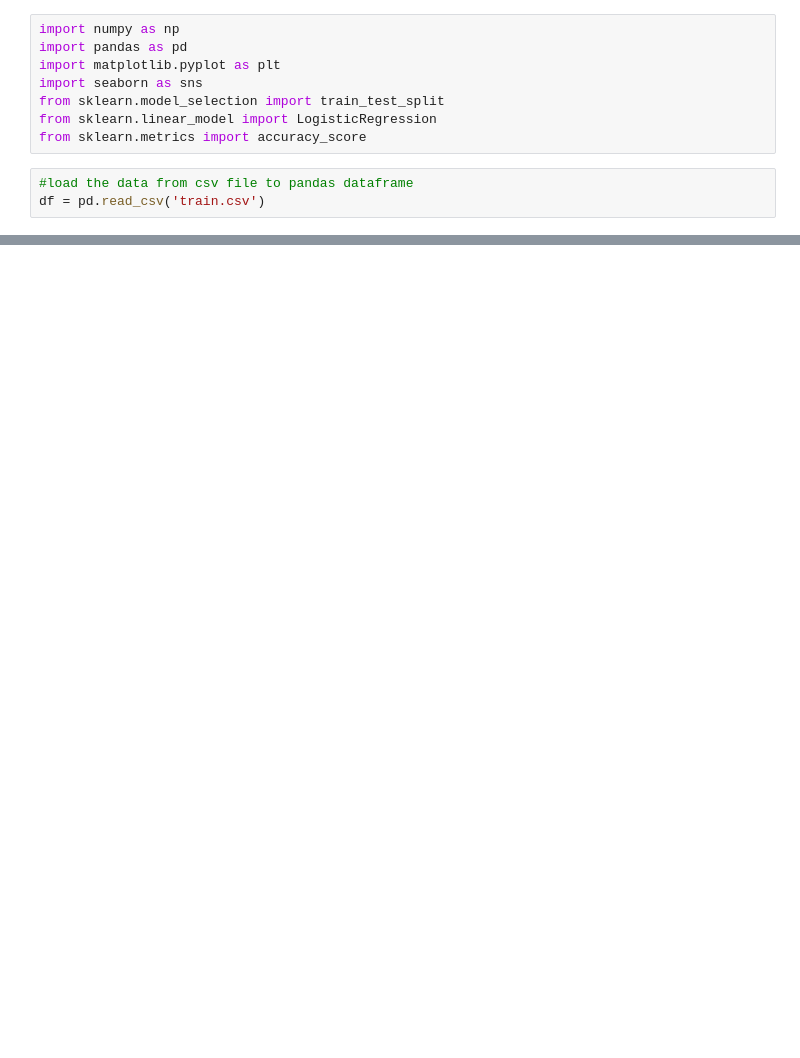
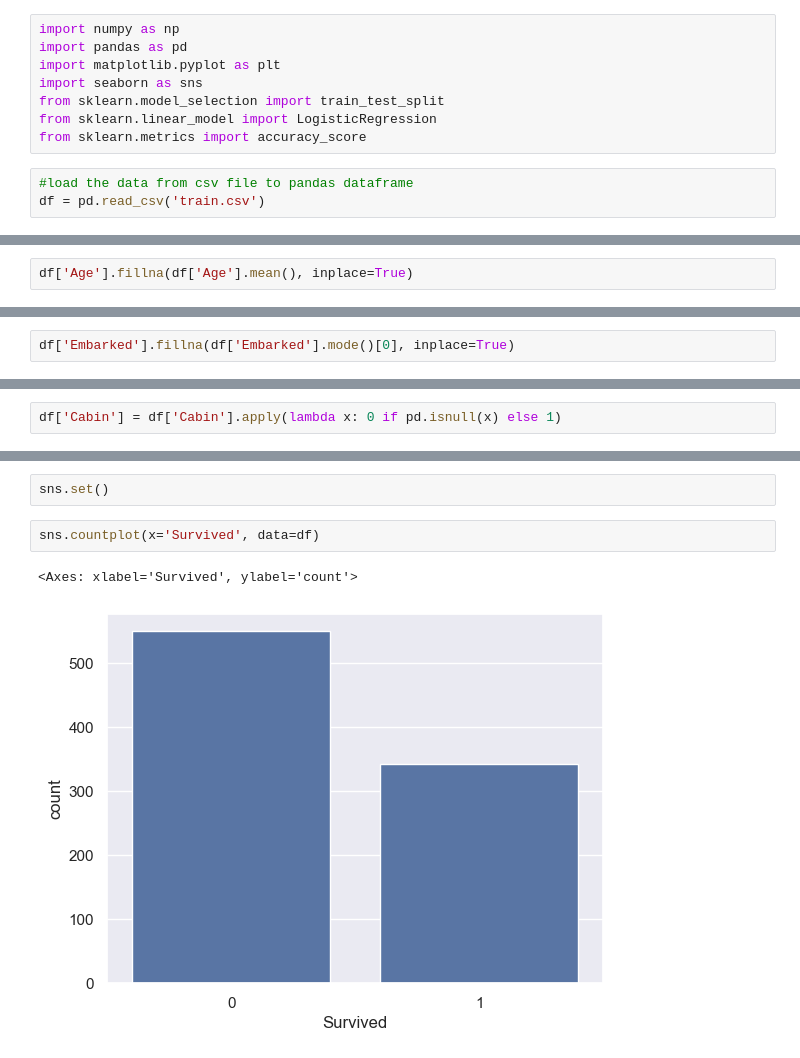
Before and after one commit to Abhiprameesh/Mle-Projects2, a Jupyter notebook: Titanic Survivaal prediction/TSP.ipynb, the cells around one changed output, grey strips where cells are left out. Drawn from its saved outputs; the diff is of its cells as text; blank space fills up the shorter version.

```diff
--- a/Titanic Survivaal prediction/TSP.ipynb
+++ b/Titanic Survivaal prediction/TSP.ipynb
@@ -20,0 +65,2 @@ df.head()
+# %%
+df['Age'].fillna(df['Age'].mean(), inplace=True)
@@ -20,0 +74,2 @@ df.head()
+# %%
+df['Embarked'].fillna(df['Embarked'].mode()[0], inplace=True)
@@ -20,0 +83,2 @@ df.head()
+# %%
+df['Cabin'] = df['Cabin'].apply(lambda x: 0 if pd.isnull(x) else 1)
@@ -20,0 +121,7 @@ df.head()
+# %%
+sns.set()
+# %%
+sns.countplot(x='Survived', data=df)
+# %% [output]
+<Axes: xlabel='Survived', ylabel='count'>
+[figure, added]
```
Also changed, not shown: parts of 17 cells of this notebook.
